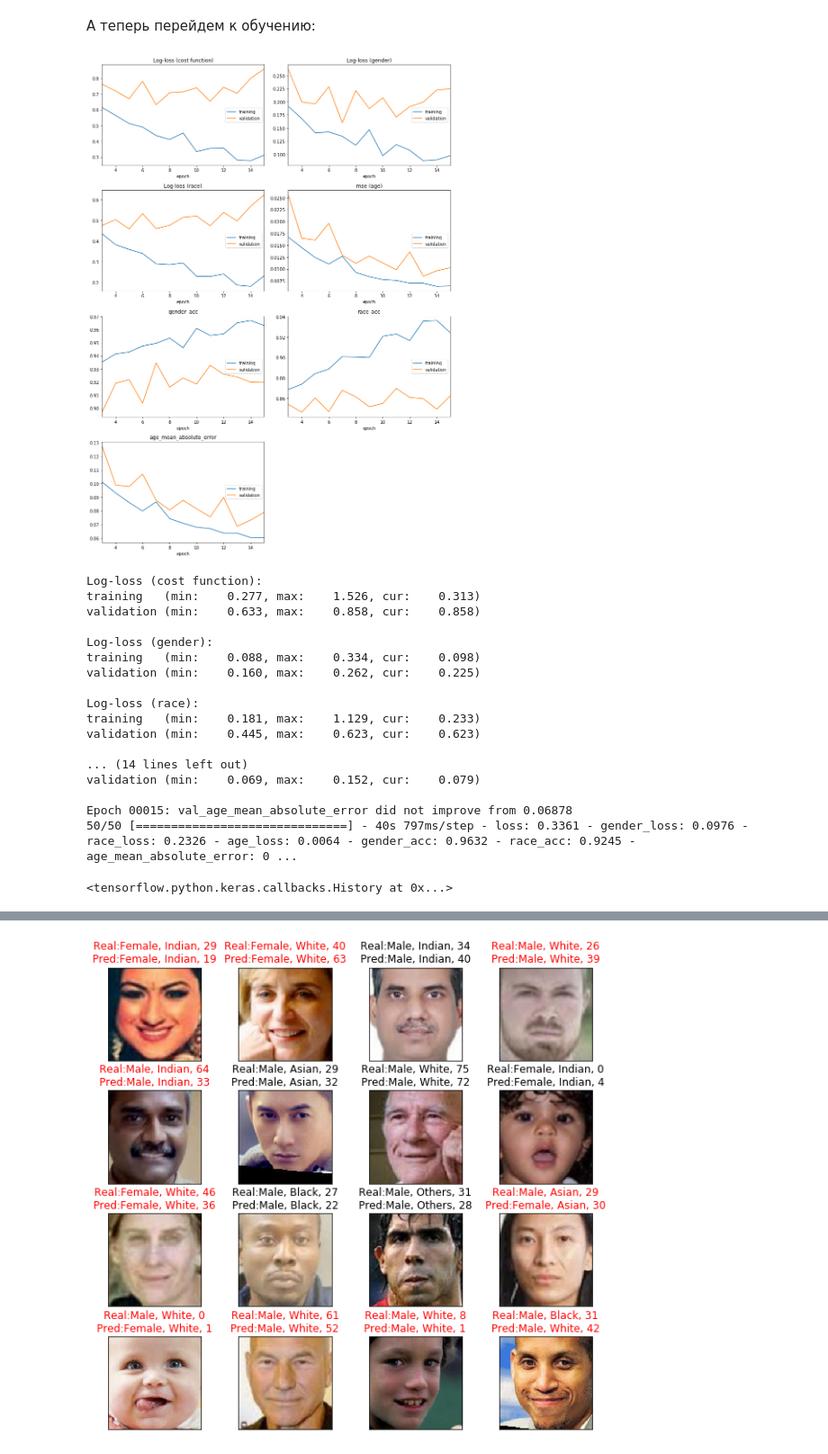
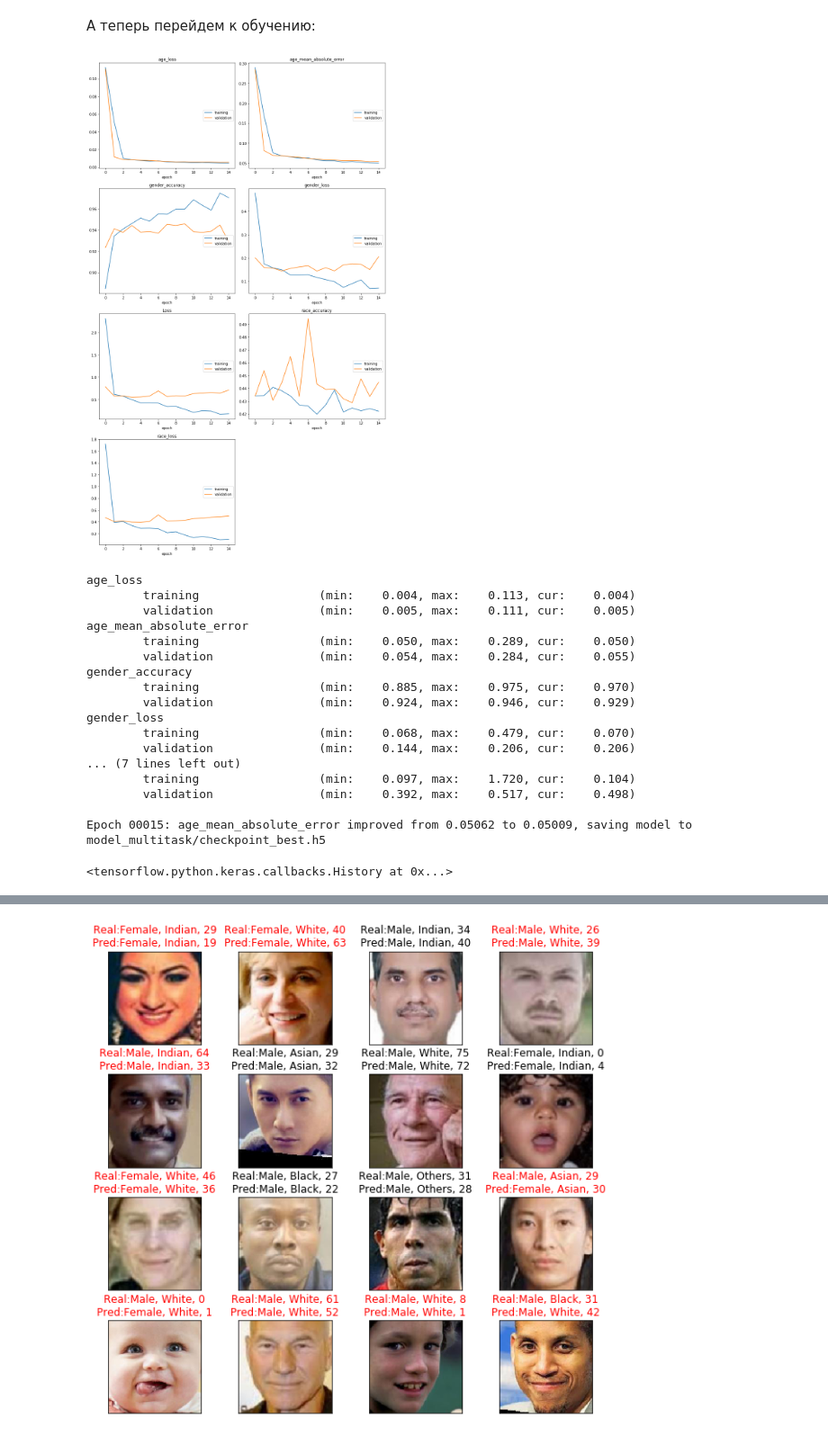
Before and after one commit to TomasHogger/python, a Jupyter notebook: ml/homework_5.ipynb, the cells around one changed output, grey strips where cells are left out. Shown at 90% size. Cells and saved outputs as stored; diff of their text form; code cells hidden in the pictures.

```diff
--- a/ml/homework_5.ipynb
+++ b/ml/homework_5.ipynb
@@ -137,15 +224,14 @@ brad_pitt.jpg       100%[===================>]  40.78K  --.-KB/s    in 0.003s
 # %% [markdown]
 После загрузки запустим полный пример из репозитория:
 # %%
-from keras_vggface import utils
 from tensorflow.keras.preprocessing import image
 
 img = image.load_img("brad_pitt.jpg", target_size=(224, 224)) # модель работает с картинками размера 224 на 224
 x = image.img_to_array(img)
 x = np.expand_dims(x, axis=0)
-x = utils.preprocess_input(x, version=2) # мы используем resnet50 -- поэтому version2. Эта функция нам еще пригодится!
+x = preprocess_input(x, version=2) # мы используем resnet50 -- поэтому version2. Эта функция нам еще пригодится!
 
 preds = vggface_model.predict(x) # модель -- известная нам keras model, вызываем predict
-plt.title(f"Predicted: {utils.decode_predictions(preds)[0][0]}") # используем  decode_predictions из keras_vggface
+plt.title(f"Predicted: {decode_predictions(preds)[0][0]}") # используем  decode_predictions из keras_vggface
 plt.imshow(img)
 # %% [output]
@@ -276,7 +363,7 @@ def preprocess_input_facenet(image_):
     """
     # < YOUR CODE STARTS HERE >
 
-    preprocessed =
+    preprocessed = preprocess_input(image_)
 
     # < YOUR CODE ENDS HERE >
     return preprocessed
@@ -284,7 +371,7 @@ def preprocess_input_facenet(image_):
 # < YOUR CODE STARTS HERE >
 # image_gen должен содержать ImageDataGenerator с правильной preprocessing_function
 
-image_gen =
+image_gen = ImageDataGenerator(preprocessing_function=preprocess_input_facenet)
 
 # < YOUR CODE ENDS HERE >
 # %% [markdown]
@@ -534,5 +965,5 @@ WARNING:tensorflow:No training configuration found in save file: the model was *
 # %%
-from tensorflow.keras.layers import Input
+from tensorflow.keras.layers import Input, Dense
 from tensorflow.keras.utils import plot_model
 
 
@@ -541,13 +972,14 @@ input_layer = Input(shape=(IMAGE_SIZE, IMAGE_SIZE, 3))
 # < YOUR CODE STARTS HERE >
 # переменная model должна содержать модель для дальнейшего обучения
 
+x = base_model(input_layer)
+x = Dense(2048, activation='relu')(x)
 
+dense1 = Dense(1, activation='sigmoid', name='gender')(x)
+dense2 = Dense(5, activation='softmax', name='race')(x)
+dense3 = Dense(1, activation='sigmoid', name='age')(x)
 
-
-
-
-
-
+model = tf.keras.Model(inputs=[input_layer], outputs=[dense1, dense2, dense3])
 
 # < YOUR CODE ENDS HERE >
 model.summary()
@@ -593,6 +1049,6 @@ def split_outputs(generator):
     while True:
         data = next(generator)
         image = data[0]
-        labels = np.split(data[1], 3, axis=1)
+        labels = [x.astype(np.float32) for x in np.split(data[1], 3, axis=1)]
         yield image, labels
 # %% [output]
@@ -603,41 +1076,41 @@ Found 4759 validated image filenames.
 # %%
 optimizer = tf.keras.optimizers.Adam(learning_rate=0.001) # вы можете выбрать другую скорость обучения для вашей модели
 
 # обратите внимание, что теперь loss -- это словарь, в котором к каждому выходу мы "прицепляем" свой лосс
 # аналогично с metrics
 model.compile(optimizer=optimizer,
               loss={'gender': 'binary_crossentropy', 'race': 'sparse_categorical_crossentropy', 'age': 'mse'},
-              metrics={'gender': 'accuracy', 'race': 'accuracy', 'age': 'mae'})
+              metrics={'gender': 'accuracy', 'race': 'accuracy', 'age': 'mean_absolute_error'})
 
 path = Path("model_multitask")
 path.mkdir(exist_ok=True)
 cpt_filename = "checkpoint_best.h5"
 cpt_path =str(path / cpt_filename)
 
-checkpoint = tf.keras.callbacks.ModelCheckpoint(cpt_path, monitor='val_age_mean_absolute_error', verbose=1, save_best_only=True, mode='min')
+checkpoint = tf.keras.callbacks.ModelCheckpoint(cpt_path, monitor='age_mean_absolute_error', verbose=1, save_best_only=True, mode='min')
 
-model.fit_generator(split_outputs(train_generator), epochs=15, validation_data=split_outputs(val_generator),
+model.fit(split_outputs(train_generator), epochs=15, validation_data=split_outputs(val_generator),
                     callbacks=[PlotLossesCallback(), checkpoint], steps_per_epoch=50,
                     validation_steps= len(df_val) // BATCH_SIZE)
 # %% [output]
-[figure, old version]
+[figure, new version]
-Log-loss (cost function):
-training   (min:    0.277, max:    1.526, cur:    0.313)
-validation (min:    0.633, max:    0.858, cur:    0.858)
+age_loss
+        training                 (min:    0.004, max:    0.113, cur:    0.004)
+        validation               (min:    0.005, max:    0.111, cur:    0.005)
+age_mean_absolute_error
+        training                 (min:    0.050, max:    0.289, cur:    0.050)
+        validation               (min:    0.054, max:    0.284, cur:    0.055)
+gender_accuracy
+        training                 (min:    0.885, max:    0.975, cur:    0.970)
+        validation               (min:    0.924, max:    0.946, cur:    0.929)
+gender_loss
+        training                 (min:    0.068, max:    0.479, cur:    0.070)
+        validation               (min:    0.144, max:    0.206, cur:    0.206)
+... (7 lines left out)
+        training                 (min:    0.097, max:    1.720, cur:    0.104)
+        validation               (min:    0.392, max:    0.517, cur:    0.498)
 
-Log-loss (gender):
-training   (min:    0.088, max:    0.334, cur:    0.098)
-validation (min:    0.160, max:    0.262, cur:    0.225)
-
-Log-loss (race):
-training   (min:    0.181, max:    1.129, cur:    0.233)
-validation (min:    0.445, max:    0.623, cur:    0.623)
-
-... (14 lines left out)
-validation (min:    0.069, max:    0.152, cur:    0.079)
-
-Epoch 00015: val_age_mean_absolute_error did not improve from 0.06878
-50/50 [==============================] - 40s 797ms/step - loss: 0.3361 - gender_loss: 0.0976 - race_loss: 0.2326 - age_loss: 0.0064 - gender_acc: 0.9632 - race_acc: 0.9245 - age_mean_absolute_error: 0 ...
+Epoch 00015: age_mean_absolute_error improved from 0.05062 to 0.05009, saving model to model_multitask/checkpoint_best.h5
 <tensorflow.python.keras.callbacks.History at 0x...>
 # %%
 model_multitask = load_model("model_multitask/checkpoint_best.h5")
```
Also changed, not shown: parts of 38 cells of this notebook.
